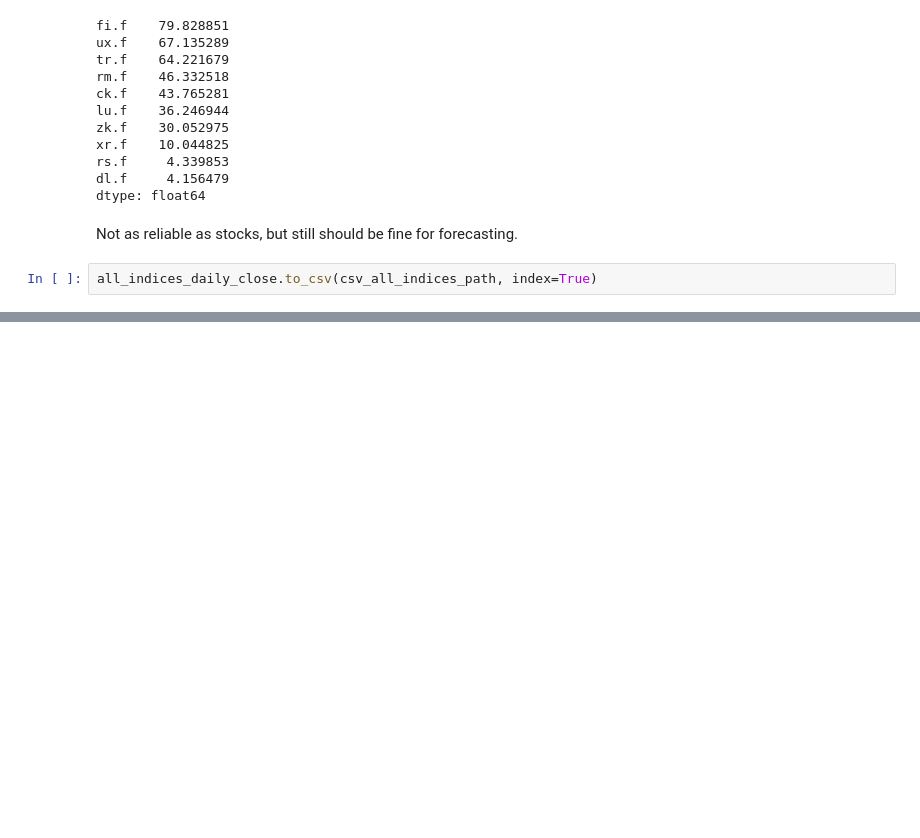
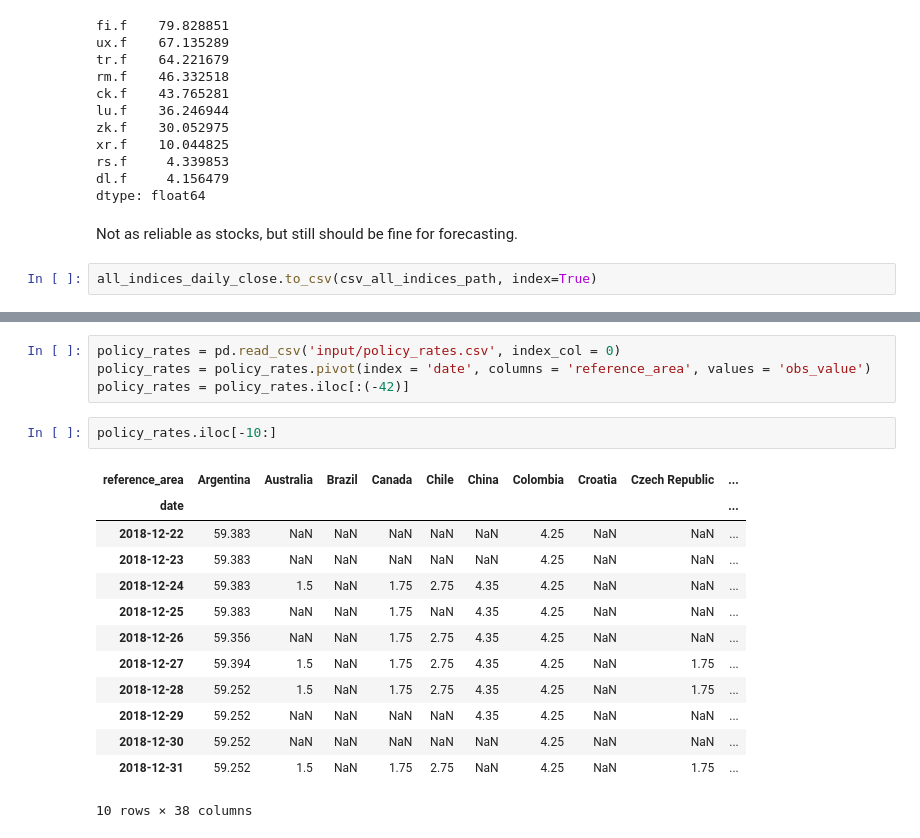
Before and after one commit to kowaalczyk/quant-invest, a Jupyter notebook: AdditionalData.ipynb, the cells around one changed output, grey strips where cells are left out. Cells and saved outputs as stored; diff of their text form; blank space fills up the shorter version.

```diff
--- a/DatasetCreation.ipynb
+++ b/AdditionalData.ipynb
@@ -241,0 +305,20 @@ all_indices_daily_close.to_csv(csv_all_indices_path, index=True)
+# %%
+policy_rates = pd.read_csv('input/policy_rates.csv', index_col = 0)
+policy_rates = policy_rates.pivot(index = 'date', columns = 'reference_area', values = 'obs_value')
+policy_rates = policy_rates.iloc[:(-42)]
+# %%
+policy_rates.iloc[-10:]
+# %% [output]
+| reference_area | Argentina | Australia | Brazil | Canada | Chile | China | Colombia | Croatia | Czech Republic | ... |
+| date |  |  |  |  |  |  |  |  |  | ... |
+| 2018-12-22 | 59.383 | NaN | NaN | NaN | NaN | NaN | 4.25 | NaN | NaN | ... |
+| 2018-12-23 | 59.383 | NaN | NaN | NaN | NaN | NaN | 4.25 | NaN | NaN | ... |
+| 2018-12-24 | 59.383 | 1.5 | NaN | 1.75 | 2.75 | 4.35 | 4.25 | NaN | NaN | ... |
+| 2018-12-25 | 59.383 | NaN | NaN | 1.75 | NaN | 4.35 | 4.25 | NaN | NaN | ... |
+| 2018-12-26 | 59.356 | NaN | NaN | 1.75 | 2.75 | 4.35 | 4.25 | NaN | NaN | ... |
+| 2018-12-27 | 59.394 | 1.5 | NaN | 1.75 | 2.75 | 4.35 | 4.25 | NaN | 1.75 | ... |
+| 2018-12-28 | 59.252 | 1.5 | NaN | 1.75 | 2.75 | 4.35 | 4.25 | NaN | 1.75 | ... |
+| 2018-12-29 | 59.252 | NaN | NaN | NaN | NaN | 4.35 | 4.25 | NaN | NaN | ... |
+| 2018-12-30 | 59.252 | NaN | NaN | NaN | NaN | NaN | 4.25 | NaN | NaN | ... |
+| 2018-12-31 | 59.252 | 1.5 | NaN | 1.75 | 2.75 | NaN | 4.25 | NaN | 1.75 | ... |
+10 rows × 38 columns
```
Also changed, not shown: parts of 12 cells of this notebook, 5 other files.
